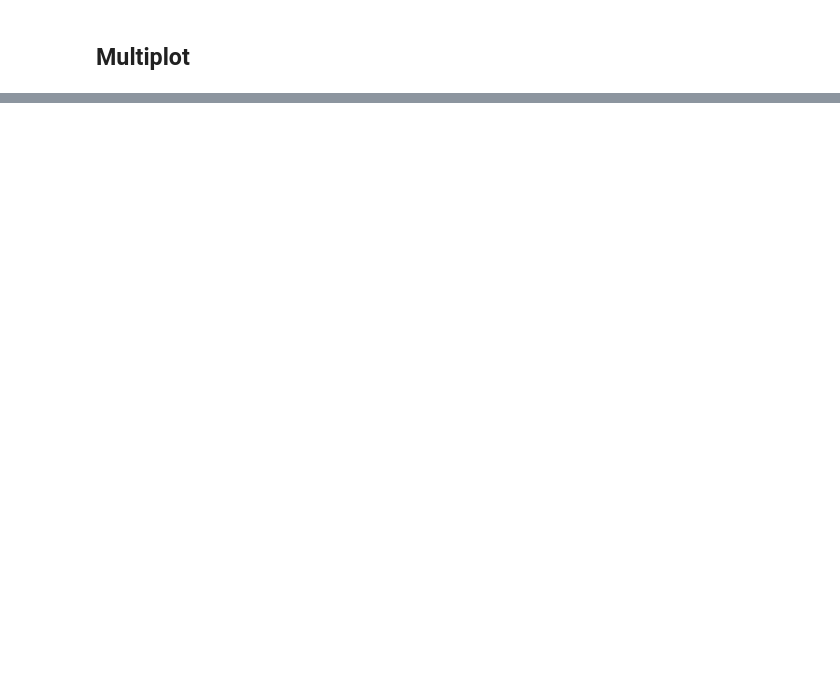
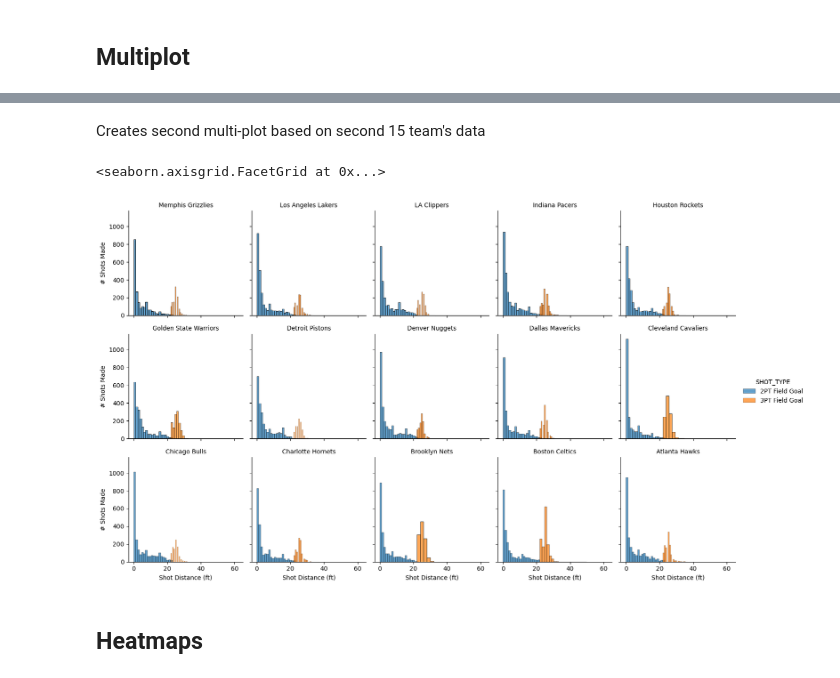
Before and after one commit to mathewh22/seaborn_lightning_talk, a Jupyter notebook: demo.ipynb, the cells around one changed output, grey strips where cells are left out. Saved outputs shown, nothing was run; the diff lists cells and outputs as text; code cells hidden in the pictures; blank space fills up the shorter version.

```diff
--- a/demo.ipynb
+++ b/demo.ipynb
@@ -139,0 +178,24 @@ plt.show()
+# %% [markdown]
+Creates second multi-plot based on second 15 team's data
+# %%
+# creates the FacetGrid, faceting by team and using shot type as hue
+g2 = sns.FacetGrid(second_15_data, col="TEAM_NAME", hue="SHOT_TYPE", col_wrap=5, height=3)
+
+# map a histogram plot for shot distance
+g2.map(sns.histplot, "SHOT_DISTANCE", bins=20, alpha=0.7)
+
+# adds a legend to show shot typesbased on hue parameter
+g2.add_legend()
+
+# sets axis labels
+g2.set_axis_labels("Shot Distance (ft)", "# Shots Made")
+
+# sets the label of each plot by team name
+g2.set_titles("{col_name}")
+
+g2
+# %% [output]
+<seaborn.axisgrid.FacetGrid at 0x...>
+[figure, added]
+# %% [markdown]
+## Heatmaps
```
Also changed, not shown: parts of 10 cells of this notebook.
